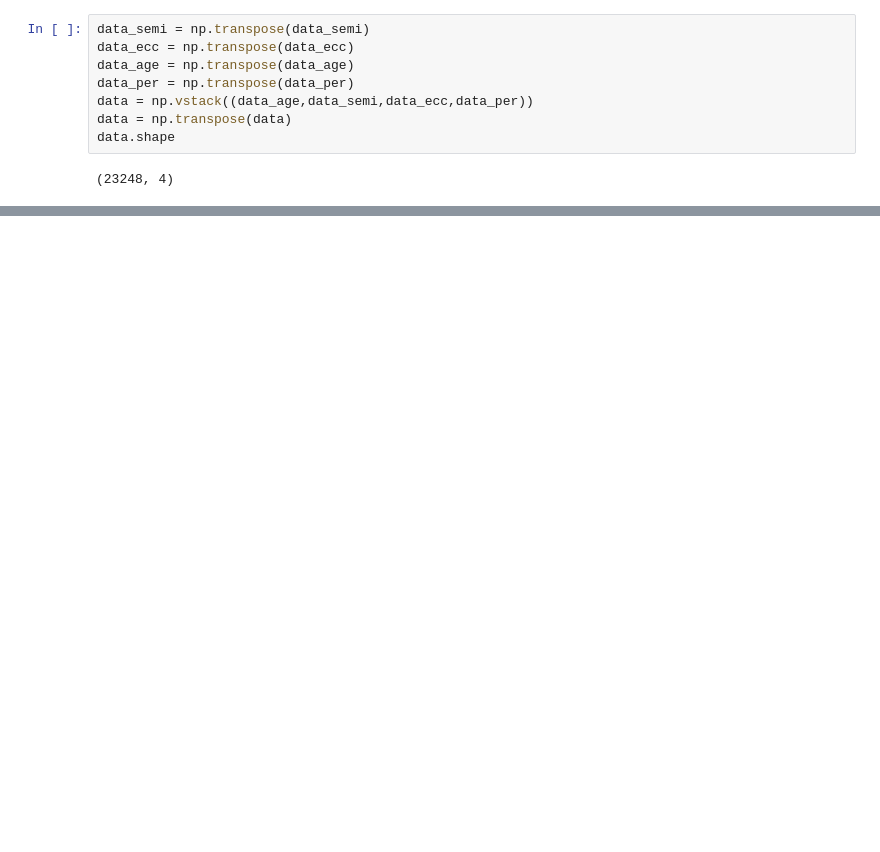
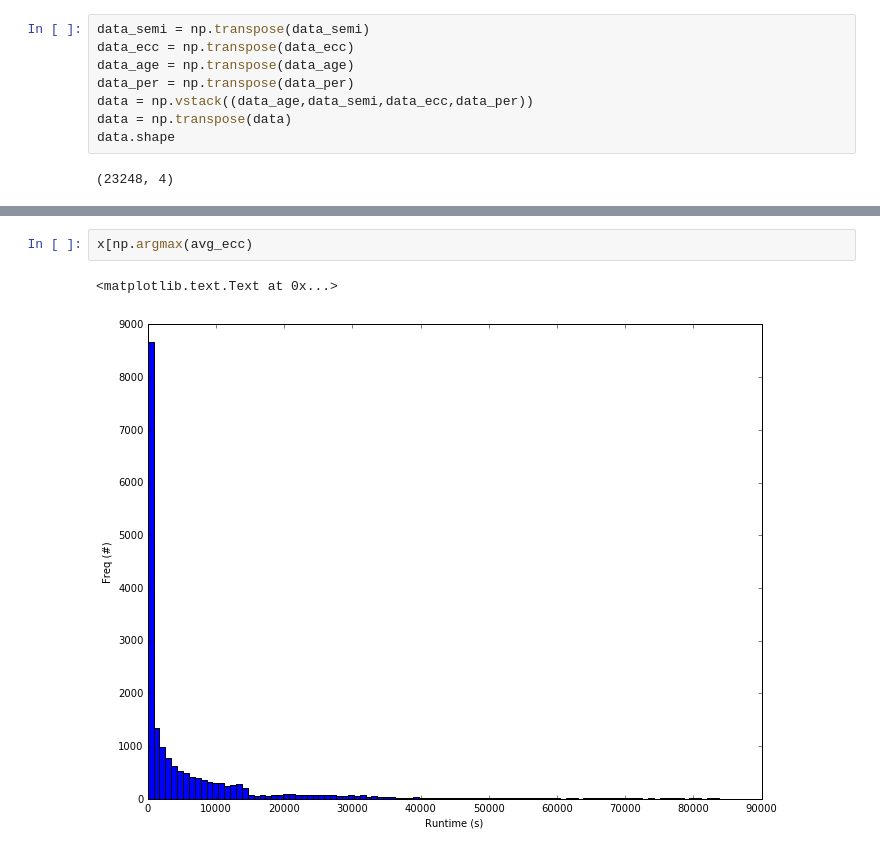
Before and after one commit to dm1681/Merging_Perts, a Jupyter notebook: Research/Merging_Perts/finished_runs.ipynb, the cells around one changed output, grey strips where cells are left out. Cells and saved outputs as stored; diff of their text form; blank space fills up the shorter version.

```diff
--- a/Research/Merging_Perts/finished_runs.ipynb
+++ b/Research/Merging_Perts/finished_runs.ipynb
@@ -195 +237,6 @@ UnicodeDecodeError: 'ascii' codec can't decode byte 0x8e in position 1: ordinal
+# %%
+x[np.argmax(avg_ecc)
+# %% [output]
+<matplotlib.text.Text at 0x...>
+[figure, added]
 # %%
```
Also changed, not shown: parts of 6 cells of this notebook, 1 other file.
